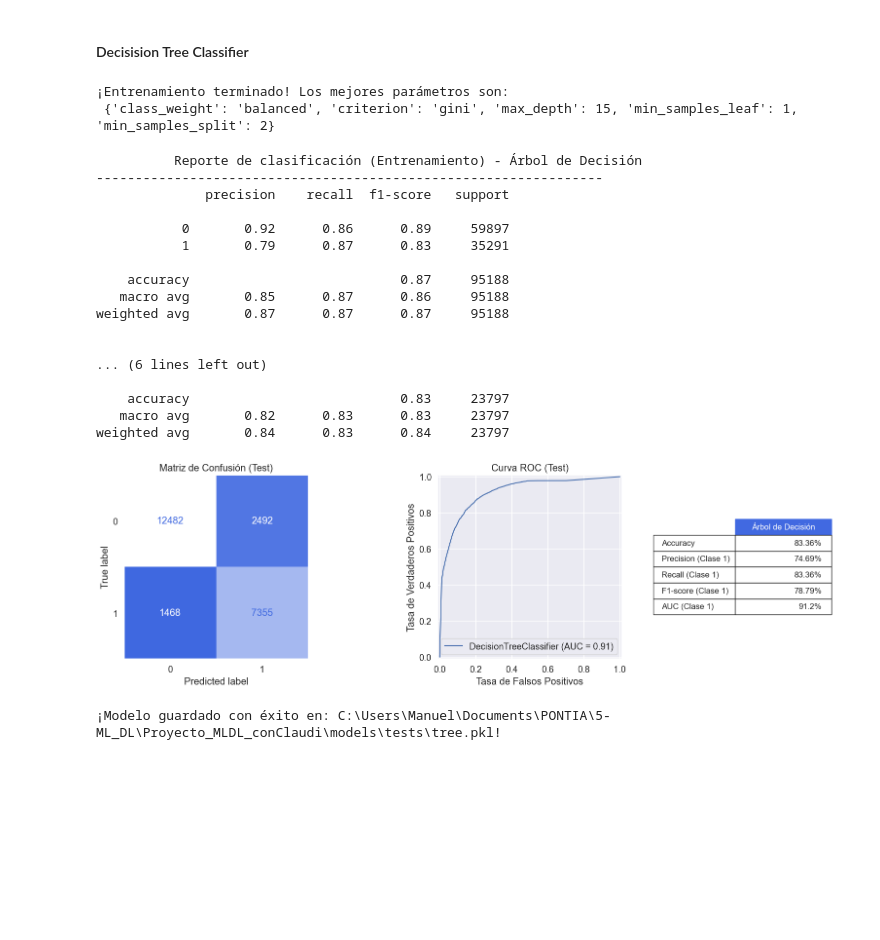
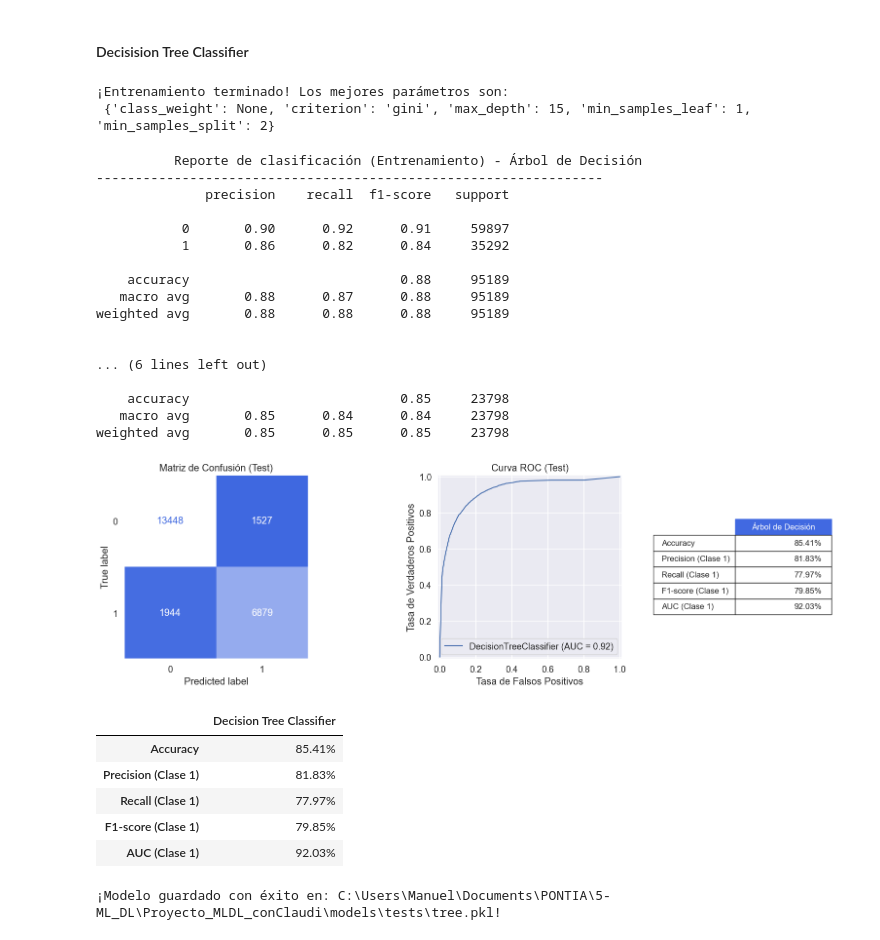
Before and after one commit to claudiberenguer/modulo5eval_ii, a Jupyter notebook: notebooks/finales/comparativa_modelos.ipynb, the cells around one changed output. Drawn from its saved outputs; the diff is of its cells as text; code cells hidden in the pictures; blank space fills up the shorter version.

```diff
--- a/notebooks/finales/comparativa_modelos.ipynb
+++ b/notebooks/finales/comparativa_modelos.ipynb
@@ -40,7 +40,7 @@ dt_base = DecisionTreeClassifier(random_state=0)
 
 param_grid_dt = {
     'criterion': ['gini', 'entropy'],
-    'max_depth': [5, 10, 15, None],
+    'max_depth': [5, 10, 15],
     'min_samples_split': [2, 5, 10],
     'min_samples_leaf': [1, 2, 4],
     'class_weight': [None, 'balanced']
@@ -51,7 +51,7 @@ mejor_arbol, hiperparametros = optimizar_hiperparametros_modelo(dt_base, param_g
 print('¡Entrenamiento terminado! Los mejores parámetros son:\n', hiperparametros)
 # %% [output]
 ¡Entrenamiento terminado! Los mejores parámetros son:
- {'class_weight': 'balanced', 'criterion': 'gini', 'max_depth': 15, 'min_samples_leaf': 1, 'min_samples_split': 2}
+ {'class_weight': None, 'criterion': 'gini', 'max_depth': 15, 'min_samples_leaf': 1, 'min_samples_split': 2}
 # %%
 # Métricas de evaluación
 evaluar_modelo(mejor_arbol, X_train, X_test, y_train, y_test, 'Árbol de Decisión')
@@ -60,20 +60,34 @@ evaluar_modelo(mejor_arbol, X_train, X_test, y_train, y_test, 'Árbol de Decisi
 -----------------------------------------------------------------
               precision    recall  f1-score   support
 
-           0       0.92      0.86      0.89     59897
-           1       0.79      0.87      0.83     35291
+           0       0.90      0.92      0.91     59897
+           1       0.86      0.82      0.84     35292
 
-    accuracy                           0.87     95188
-   macro avg       0.85      0.87      0.86     95188
-weighted avg       0.87      0.87      0.87     95188
+    accuracy                           0.88     95189
+   macro avg       0.88      0.87      0.88     95189
+weighted avg       0.88      0.88      0.88     95189
 
 
 ... (6 lines left out)
 
-    accuracy                           0.83     23797
-   macro avg       0.82      0.83      0.83     23797
-weighted avg       0.84      0.83      0.84     23797
+    accuracy                           0.85     23798
+   macro avg       0.85      0.84      0.84     23798
+weighted avg       0.85      0.85      0.85     23798
 [figure]
+# %%
+#Guardo las metricas principales de modelo de clasificación
+from src.evaluator import calcular_metricas
+
+
+arbol_results = calcular_metricas(mejor_arbol, X_test, y_test, 'Decision Tree Classifier')
+arbol_results
+# %% [output]
+|  | Decision Tree Classifier |
+| Accuracy | 85.41% |
+| Precision (Clase 1) | 81.83% |
+| Recall (Clase 1) | 77.97% |
+| F1-score (Clase 1) | 79.85% |
+| AUC (Clase 1) | 92.03% |
 # %%
 # Guardar el modelo en un .pkl
 config.MODELS_TEST_DIR.mkdir(parents=True, exist_ok=True)
```
Also changed, not shown: parts of 22 cells of this notebook, 8 other files.
